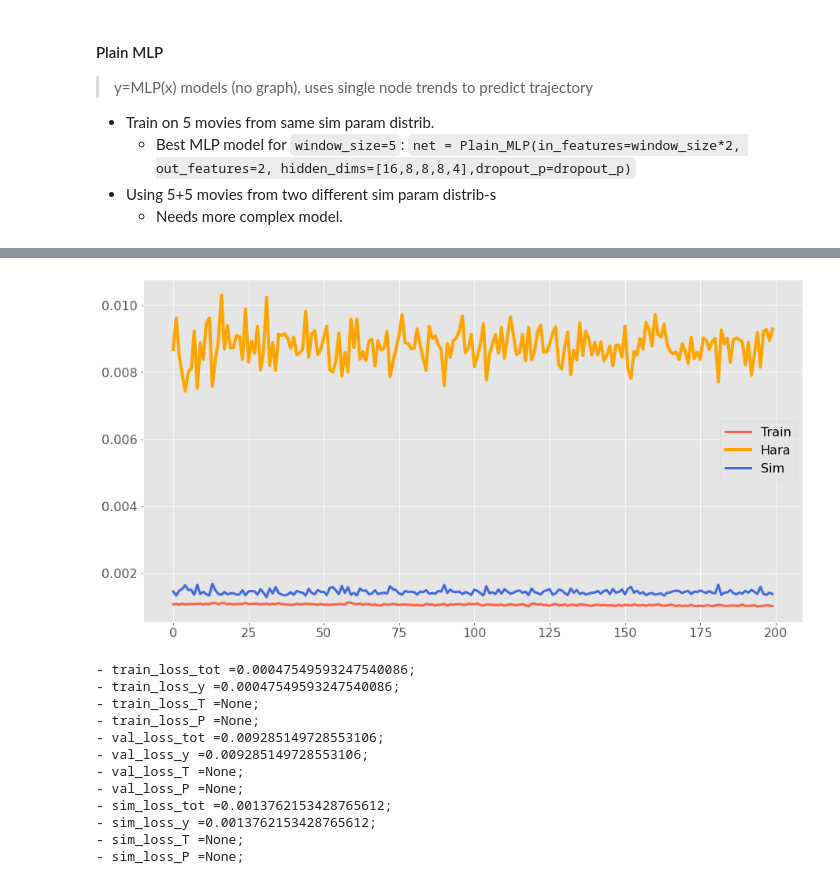
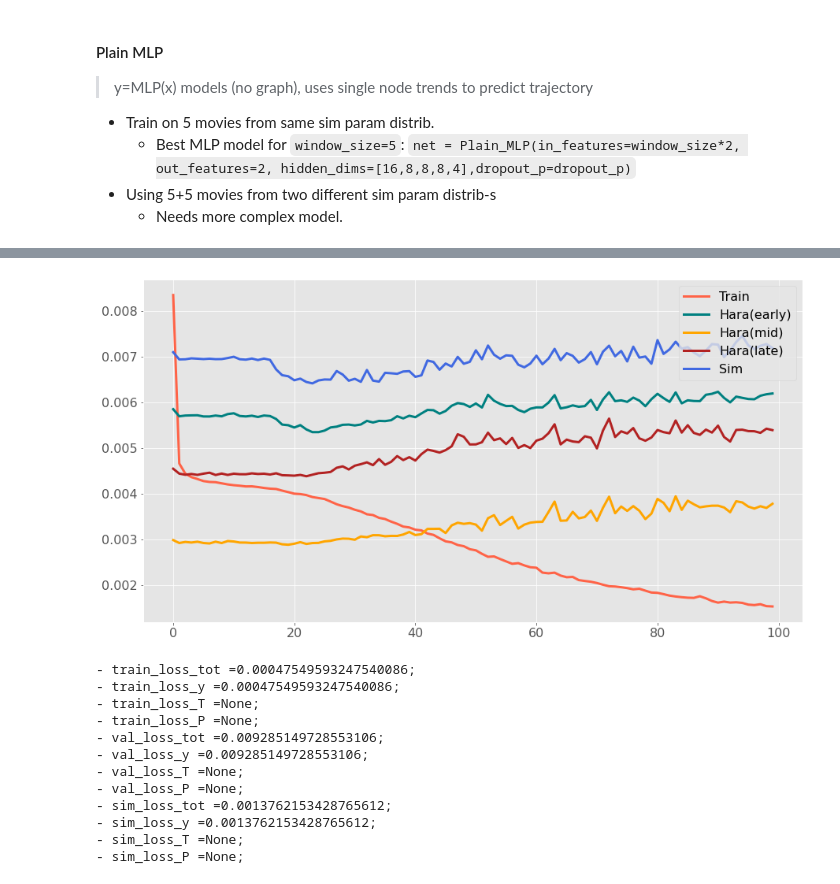
Before and after one commit to mshagirov/simgnn, a Jupyter notebook: nbs/2_nn_model.ipynb, the cells around one changed output, grey strips where cells are left out. Drawn from its saved outputs; the diff is of its cells as text; code cells hidden in the pictures.

```diff
--- a/nbs/2_nn_model.ipynb
+++ b/nbs/2_nn_model.ipynb
@@ -182,7 +186,7 @@ from simgnn.nn import Plain_MLP
 torch.manual_seed(0)
 
 dropout_p = 0.2
-num_epochs = 20
+num_epochs = 100
 lr = 0.001
 bs = 2
 loss_func = torch.nn.MSELoss(reduction='mean')
@@ -195,13 +199,14 @@ opt = torch.optim.Adam(net.parameters(), lr=lr)
 # scheduler = torch.optim.lr_scheduler.ReduceLROnPlateau(opt, 'min')
 
 # in order to track the batch id for var-s add its key to "follow_batch":
-loaders = {'train' : DataLoader(datasets_dict['train'], batch_size=bs,follow_batch=['cell_pressures','edge_index'], shuffle=True),
-           'val': DataLoader(datasets_dict['hara'], batch_size=bs),
-           'sim': DataLoader(datasets_dict['sim'], batch_size=bs,follow_batch=['cell_pressures','edge_index'])}
-#            'early': DataLoader(datasets_dict['early'], batch_size=bs),
-#            'mid': DataLoader(datasets_dict['mid'], batch_size=bs),
-#            'late': DataLoader(datasets_dict['late'], batch_size=bs)
-#           }
+# loaders = {'train' : DataLoader(datasets_dict['train'], batch_size=bs,follow_batch=['cell_pressures','edge_index'], shuffle=True),
+#            'val': DataLoader(datasets_dict['hara'], batch_size=bs),
+#            'sim': DataLoader(datasets_dict['sim'], batch_size=bs,follow_batch=['cell_pressures','edge_index'])}
+loaders = {'train' : DataLoader(datasets_dict['train'], batch_size=bs, shuffle=True),
+           'val':    DataLoader(datasets_dict['sim'], batch_size=bs),
+           'early':    DataLoader(datasets_dict['early'], batch_size=bs),
+           'mid':   DataLoader(datasets_dict['mid'], batch_size=bs),
+           'late': DataLoader(datasets_dict['late'], batch_size=bs)}
 # this tracks batch id for "cell_pressures_batch" and "edge_index_batch" in addition to node batch ids
 
 model_states = list(loaders.keys())
@@ -219,17 +242,24 @@ net, train_log = train_model(net, loaders, opt, num_epochs=num_epochs, scheduler
 # %%
-plt.figure(figsize=[15,8])
-plt.plot(np.arange(train_log['total_epochs']),train_log['train_loss_tot'],'tomato',lw=3,label='Train')
-plt.plot(np.arange(train_log['total_epochs']),train_log['val_loss_tot'],'orange',lw=4,label='Hara')
-plt.plot(np.arange(train_log['total_epochs']),train_log['sim_loss_tot'],'royalblue',lw=3,label='Sim')
-if 'sim2_loss_tot' in train_log:
-    plt.plot(np.arange(train_log['total_epochs']),train_log['sim2_loss_tot'],'indigo',lw=2,label='Sim2')
-plt.legend();
+# plt.figure(figsize=[15,8])
+# plt.plot(np.arange(train_log['total_epochs']),train_log['train_loss_tot'],'tomato',lw=3,label='Train')
+# plt.plot(np.arange(train_log['total_epochs']),train_log['val_loss_tot'],'orange',lw=4,label='Hara')
+# plt.plot(np.arange(train_log['total_epochs']),train_log['sim_loss_tot'],'royalblue',lw=3,label='Sim')
+# if 'sim2_loss_tot' in train_log:
+#     plt.plot(np.arange(train_log['total_epochs']),train_log['sim2_loss_tot'],'indigo',lw=2,label='Sim2')
+# plt.legend();
 
 # write_log(f'{path.join(save_dir, model_name)}_train_log.pkl',train_log)
 # torch.save(net.state_dict(), f'{path.join(save_dir, model_name)}_net.pkl')
 # print(f'Model weights saved in \n{path.join(save_dir, model_name)}_net.pkl')
+plt.figure(figsize=[15,8])
+plt.plot(np.arange(train_log['total_epochs']),train_log['train_loss_tot'],'tomato',lw=3,label='Train')
+plt.plot(np.arange(train_log['total_epochs']),train_log['early_loss_tot'],'teal',lw=3,label='Hara(early)')
+plt.plot(np.arange(train_log['total_epochs']),train_log['mid_loss_tot'],'orange',lw=3,label='Hara(mid)')
+plt.plot(np.arange(train_log['total_epochs']),train_log['late_loss_tot'],'firebrick',lw=3,label='Hara(late)')
+plt.plot(np.arange(train_log['total_epochs']),train_log['val_loss_tot'],'royalblue',lw=3,label='Sim')
+plt.legend();
 # %% [output]
-[figure, old version]
+[figure, new version]
 # %%
 # loss_func = torch.nn.MSELoss(reduction='mean')
 # loss_func = torch.nn.L1Loss(reduction='mean')
```
Also changed, not shown: parts of 18 cells of this notebook, 1 other file.
